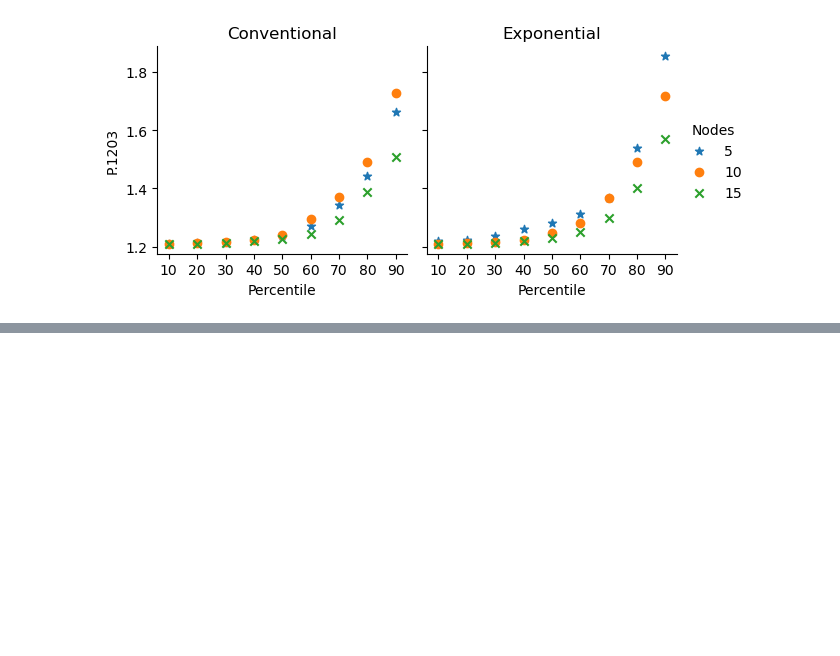
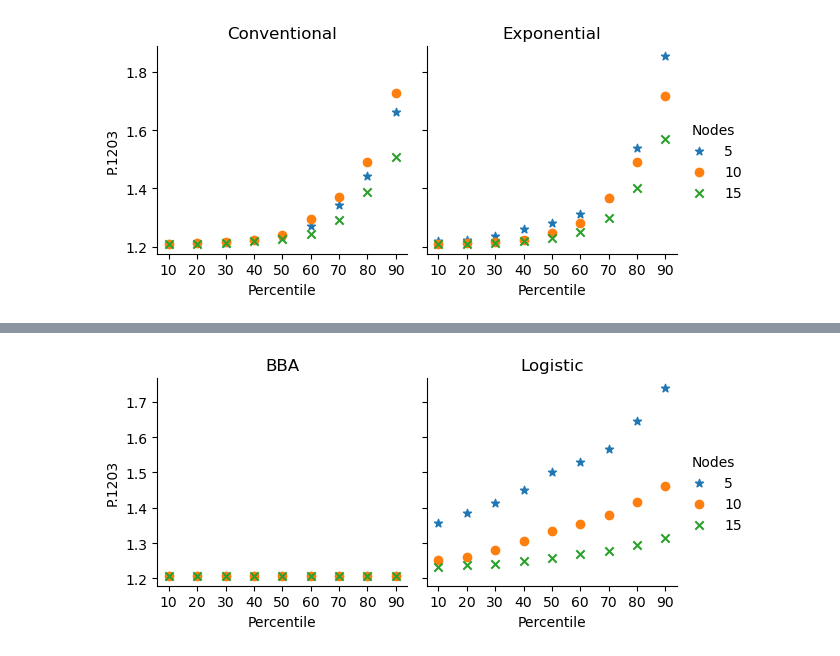
Before and after one commit to razaulmustafa852/adaptive-algorithms, a Jupyter notebook: results.ipynb, the cells around one changed output, grey strips where cells are left out. Saved outputs shown, nothing was run; the diff lists cells and outputs as text; code cells hidden in the pictures; blank space fills up the shorter version.

```diff
--- a/results.ipynb
+++ b/results.ipynb
@@ -189,0 +278,11 @@ plot_facet_scatter(
+# %%
+plot_facet_scatter(
+    df_worst_bba_log,
+    col='Algorithm',
+    hue='host',
+    facet_titles=['BBA', 'Logistic'],
+    xlabel='Percentile',
+    ylabel='P.1203',filename='bba_log_worst.pdf'
+)
+# %% [output]
+[figure, added]
```
Also changed, not shown: parts of 14 cells of this notebook.
